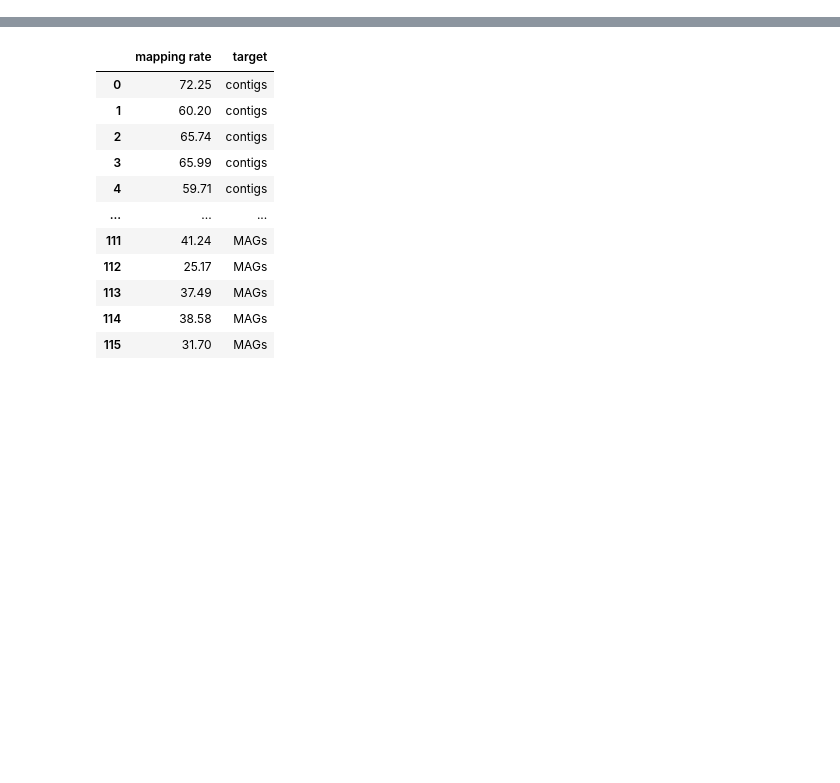
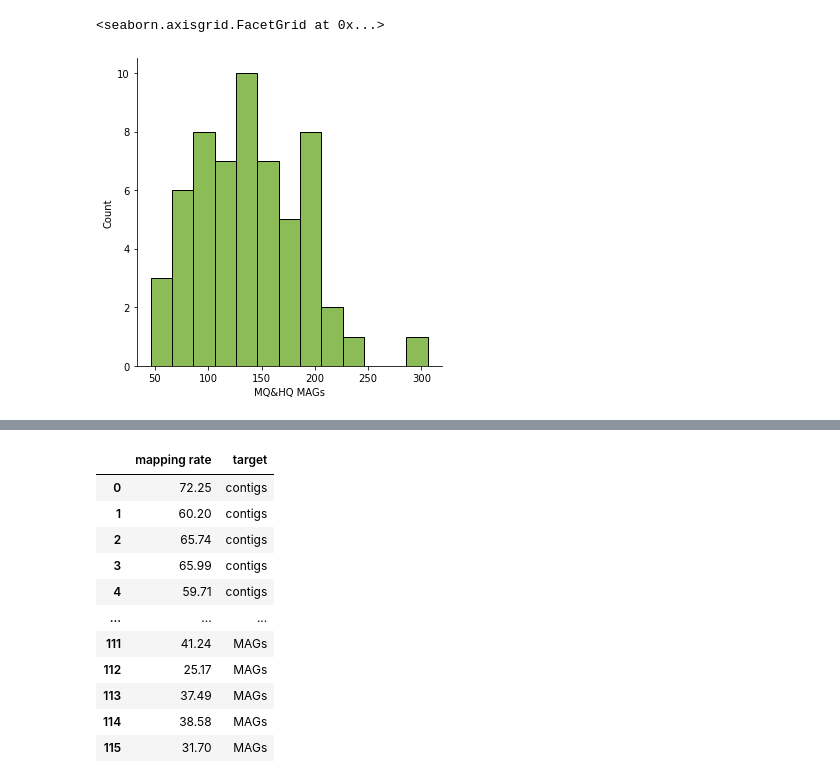
Before and after one commit to BigDataBiology/Duan2026_urban_soil, a Jupyter notebook: analysis/analysis.ipynb, the cells around one changed output, grey strips where cells are left out. Cells and saved outputs as stored; diff of their text form; code cells hidden in the pictures; blank space fills up the shorter version.

```diff
--- a/analysis/soil_analysis.ipynb
+++ b/analysis/analysis.ipynb
@@ -261,0 +173,7 @@ plt.savefig(r'D:\soil\manuscript\draft\mine\complete_contam.svg')
+# %%
+sns.displot(data=df,
+            x='MQ&HQ MAGs',
+            color='#66a61e',binwidth=20)
+# %% [output]
+<seaborn.axisgrid.FacetGrid at 0x...>
+[figure, added]
```
Also changed, not shown: parts of 83 cells of this notebook, 2 other files.
